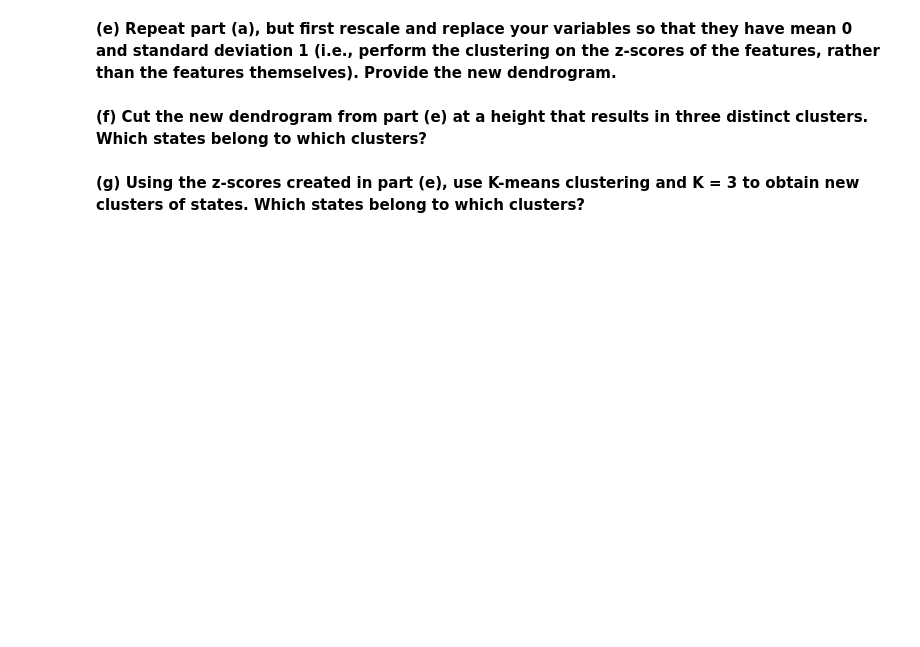
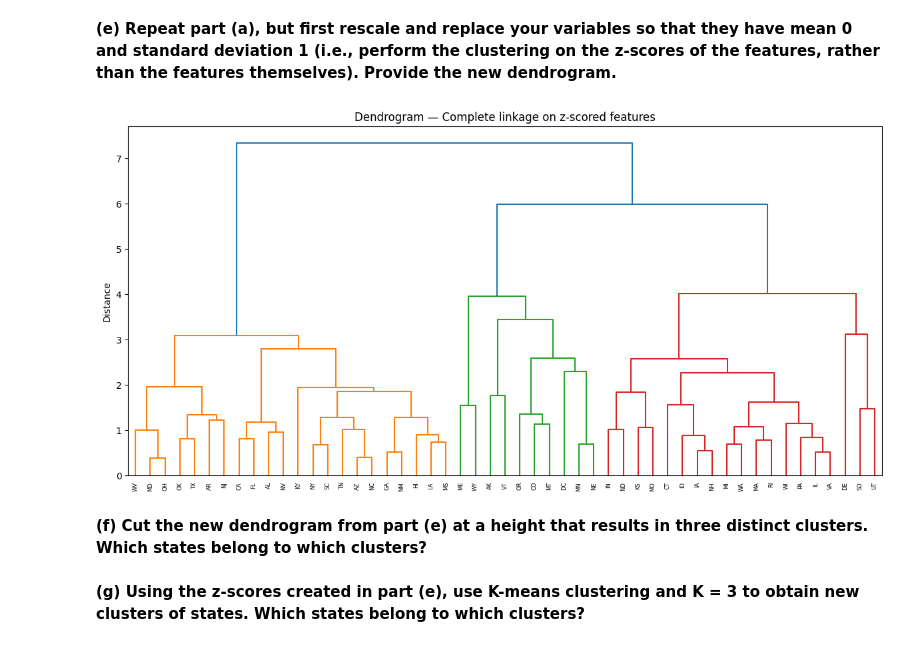
Before and after one commit to rachellecloutier/code_2600, a Jupyter notebook: homework3.ipynb, the cells around one changed output. Cells and saved outputs as stored; diff of their text form; code cells hidden in the pictures; blank space fills up the shorter version.

```diff
--- a/homework3.ipynb
+++ b/homework3.ipynb
@@ -412,4 +463,16 @@ FileNotFoundError: [Errno 2] No such file or directory: 'CEV2021.csv'
 # %% [markdown]
 **(e) Repeat part (a), but first rescale and replace your variables so that they have mean 0 and standard deviation 1 (i.e., perform the clustering on the z-scores of the features, rather than the features themselves). Provide the new dendrogram.**
+# %%
+scaler = StandardScaler()
+numeric_z = scaler.fit_transform(numeric.values)
+Zz = linkage(numeric_z, method='complete', metric='euclidean')
+plt.figure(figsize=(12, 6))
+dendrogram(Zz, labels=labels.values, leaf_rotation=90)
+plt.title("Dendrogram — Complete linkage on z-scored features")
+plt.ylabel("Distance")
+plt.tight_layout()
+plt.show()
+# %% [output]
+[figure, added]
 # %% [markdown]
 **(f) Cut the new dendrogram from part (e) at a height that results in three distinct clusters. Which states belong to which clusters?**
```
Also changed, not shown: parts of 15 cells of this notebook.
